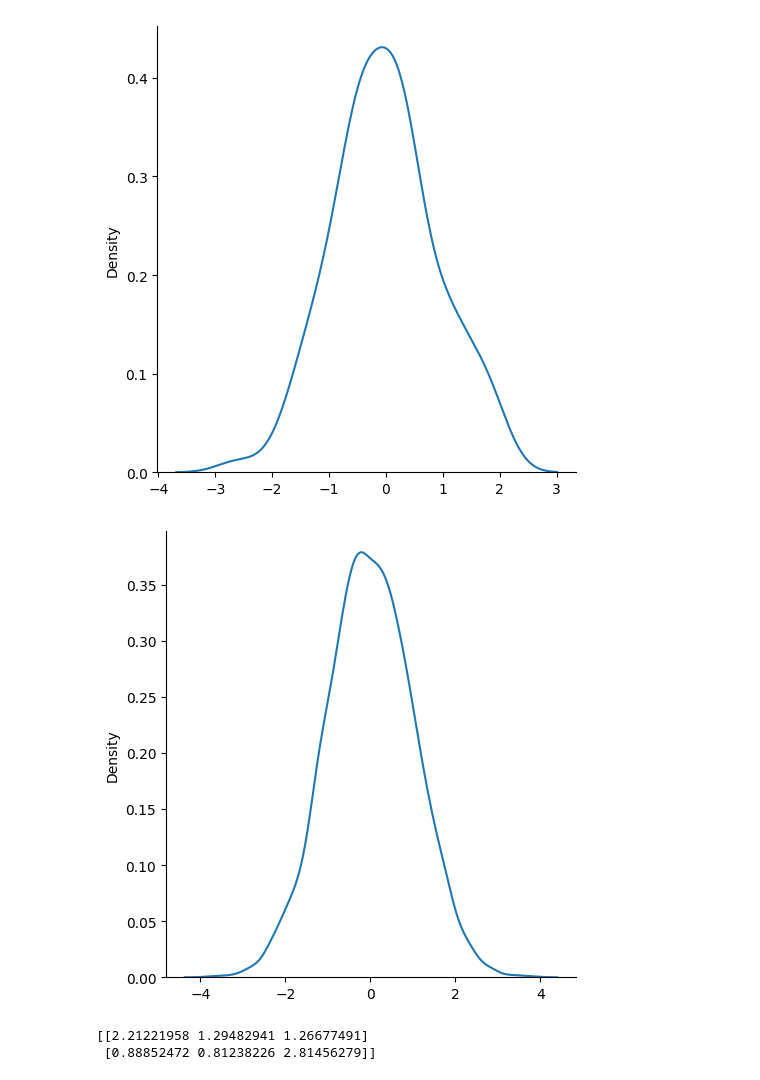
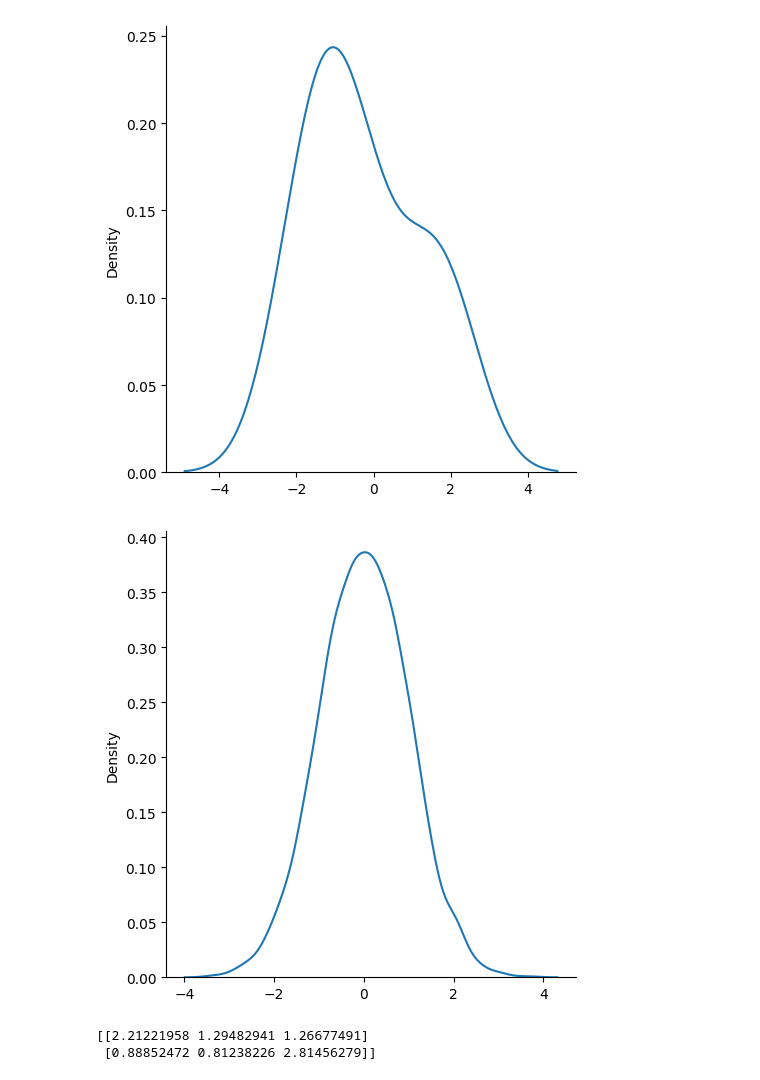
Before and after one commit to dhavalvalaa/Ai_Ml_QB, a Jupyter notebook: numpy/16_06/distibutions.ipynb, the cells around one changed output. Saved outputs shown, nothing was run; the diff lists cells and outputs as text; code cells hidden in the pictures.

```diff
--- a/numpy/16_06/distibutions.ipynb
+++ b/numpy/16_06/distibutions.ipynb
@@ -1,15 +1,15 @@
 # %%
 from numpy import random
 import matplotlib.pyplot as plt
 import seaborn as sns
 
-sns.displot(random.normal(size=100), kind="kde")  # Less smooth
+sns.displot(random.normal(size=10), kind="kde")  # Less smooth
 sns.displot(random.normal(size=5000), kind="kde")  # Very smooth
 
 plt.show()
 # %% [output]
-[figure, old version]
+[figure, new version]
-[figure, old version]
+[figure, new version]
 # %%
 from numpy import random
 
```
Also changed, not shown: parts of 16 cells of this notebook, 1 other file.
